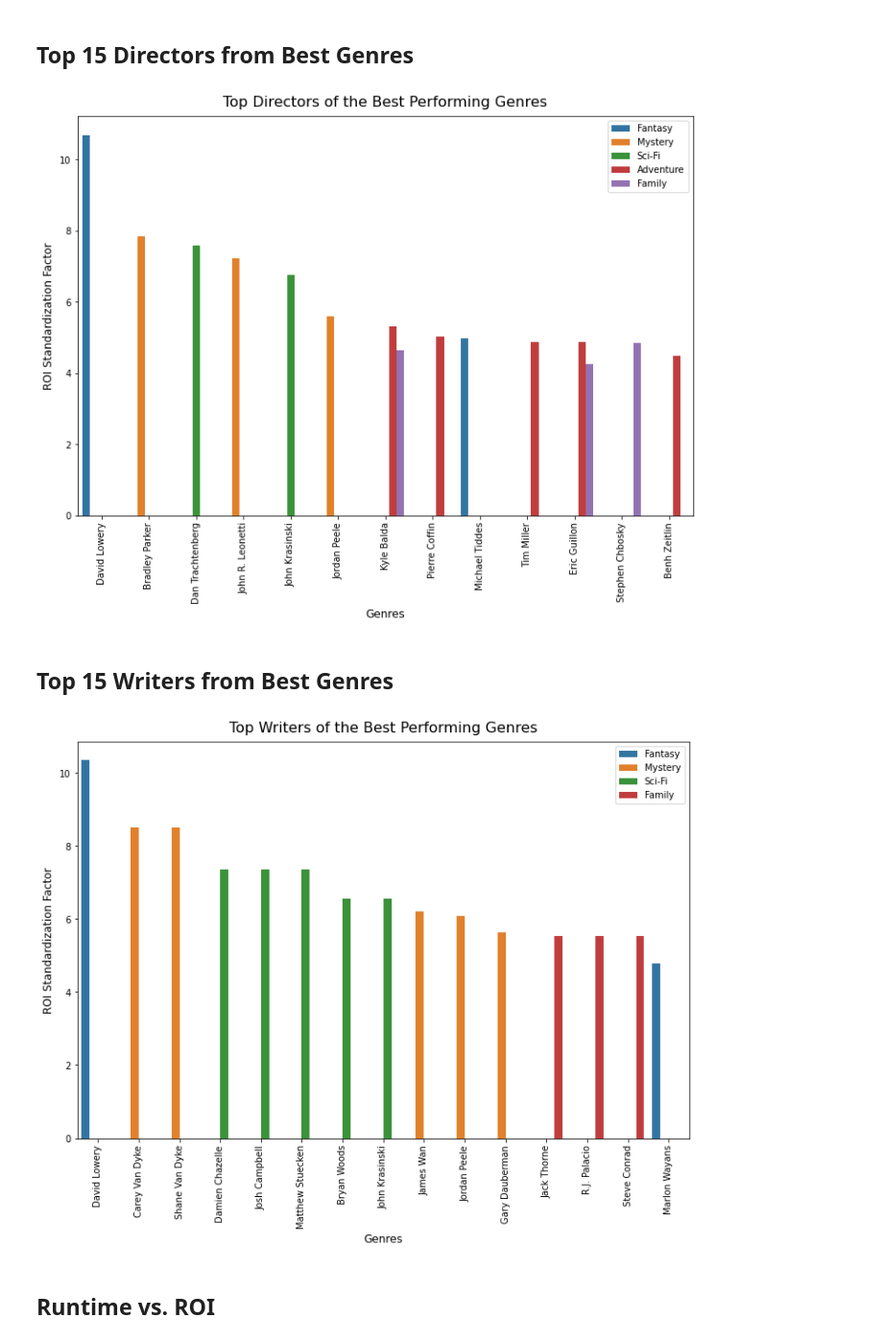
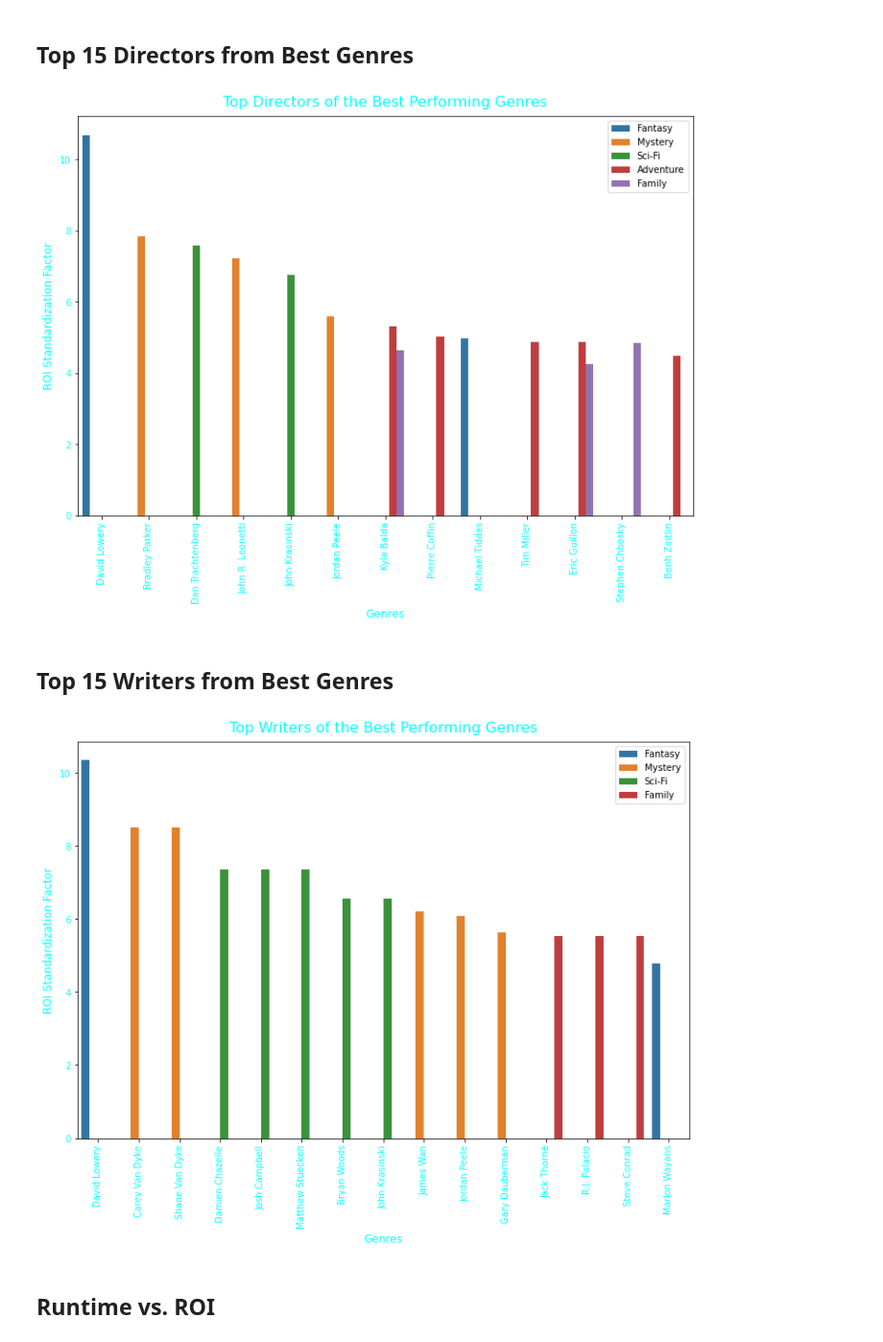
Before and after one commit to JoshuaGottlieb/Microsoft-Movie-Recommendation, a Jupyter notebook: Visualization.ipynb, the cells around one changed output. Shown at 96% size. Saved outputs shown, nothing was run; the diff lists cells and outputs as text; code cells hidden in the pictures.

Commit message:
Reorganized distributions in order of best performers. Changed labels of change in roi. Changed colors of top directors and top writers to accomodate black background in slides.

```diff
--- a/Visualization.ipynb
+++ b/Visualization.ipynb
@@ -214,7 +221,7 @@ for index, gen in enumerate(list(median_ROI_all.genres.unique())):
                     fontsize = 12,
                     labelpad = 5)
 
-    axis.set_ylabel('Return on Investment',
+    axis.set_ylabel('Median ROI',
                     fontfamily = 'Arial',
                     fontsize = 12,
                     labelpad = 10)
@@ -293,20 +300,25 @@ sns.barplot(data = top_15_directors,
 ax.set_xlabel('Genres',
               fontfamily = 'Arial',
               fontsize = 12,
-              labelpad = 5)
+              labelpad = 5,
+              color = '#00FFFF'
+             )
 
 ax.set_ylabel('ROI Standardization Factor',
               fontfamily = 'Arial',
               fontsize = 12,
-              labelpad = 5)
+              labelpad = 5,
+              color = '#00FFFF')
 
 ax.set_title('Top Directors of the Best Performing Genres',
              fontfamily = 'Arial',
              fontsize = 16,
-             pad = 10)
+             pad = 10,
+             color = '#00FFFF')
 
 # Configure ticks and tick labels
 plt.xticks(rotation = 90)
+ax.tick_params(axis='both', labelcolor='#00FFFF')
 
 #Loop through each axis tick and rotate
 for tick in axis.get_xticklabels():
@@ -321,7 +333,7 @@ plt.legend(loc = 'upper right');
 # Save figure to png
 plt.savefig('./images/top_directors_by_genre.png')
 # %% [output]
-[figure, old version]
+[figure, new version]
 # %% [markdown]
 ## Top 15 Writers from Best Genres
 # %%
@@ -374,37 +386,41 @@ sns.barplot(data = top_15_writers,
 
 # Set axis labels and title
 ax.set_xlabel('Genres',
               fontfamily = 'Arial',
               fontsize = 12,
-              labelpad = 5)
+              labelpad = 5,
+              color = '#00FFFF')
 
 ax.set_ylabel('ROI Standardization Factor',
               fontfamily = 'Arial',
               fontsize = 12,
-              labelpad = 5)
+              labelpad = 5,
+              color = '#00FFFF')
 
 ax.set_title('Top Writers of the Best Performing Genres',
              fontfamily = 'Arial',
              fontsize = 16,
-             pad = 10)
+             pad = 10,
+             color = '#00FFFF')
 
 # Configure ticks and tick labels
 plt.xticks(rotation = 90)
+ax.tick_params(axis='both', labelcolor='#00FFFF')
 
 #Loop through each axis tick and rotate
 for tick in axis.get_xticklabels():
     tick.set_fontname("Arial")
 
 for tick in axis.get_yticklabels():
     tick.set_fontname("Arial")
 
 # Move legend to top right
 plt.legend(loc = 'upper right');
 
 # Save figure to png
 plt.savefig('./images/top_writers_by_genre.png')
 # %% [output]
-[figure, old version]
+[figure, new version]
 # %% [markdown]
 ## Runtime vs. ROI
 # %%
```
Also changed, not shown: parts of 4 cells of this notebook, 4 other files.
